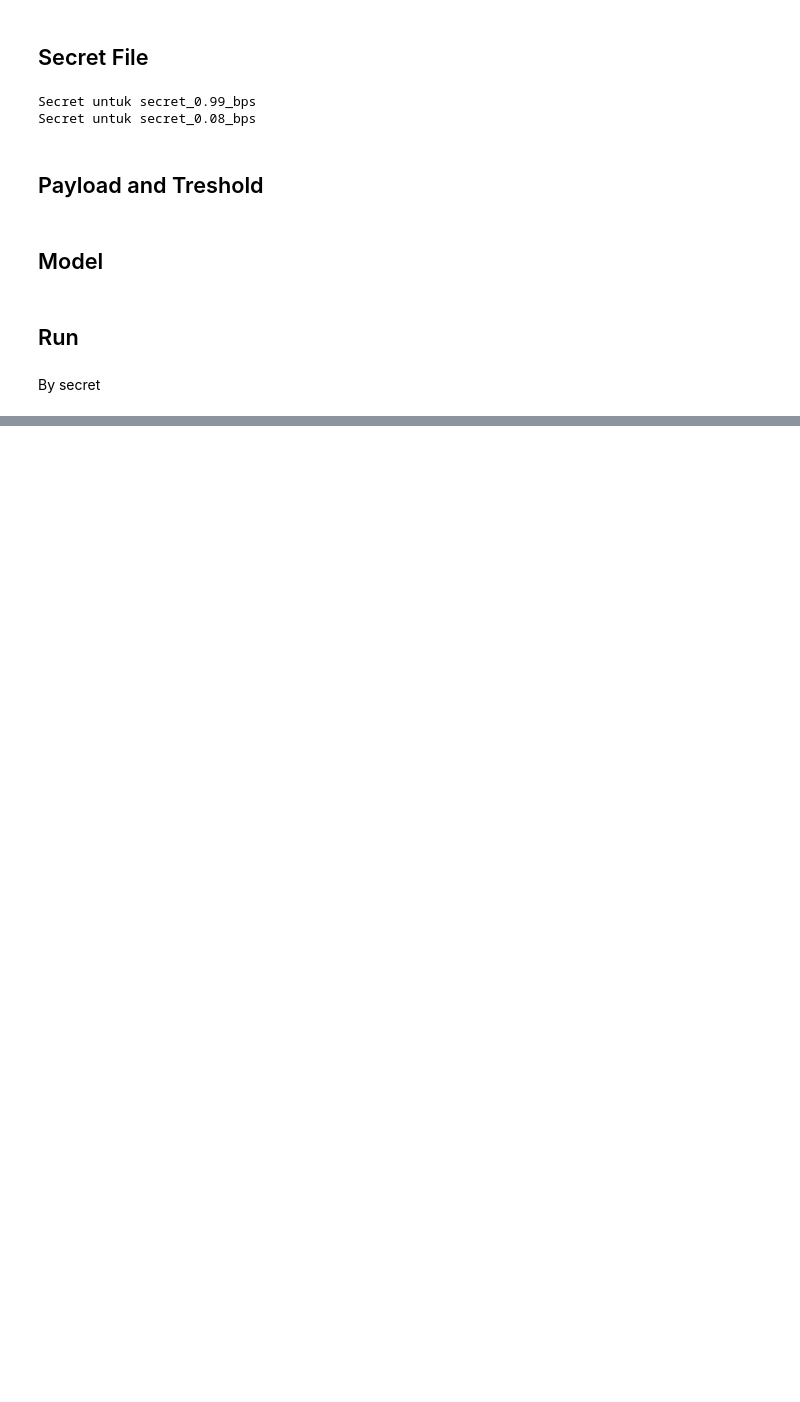
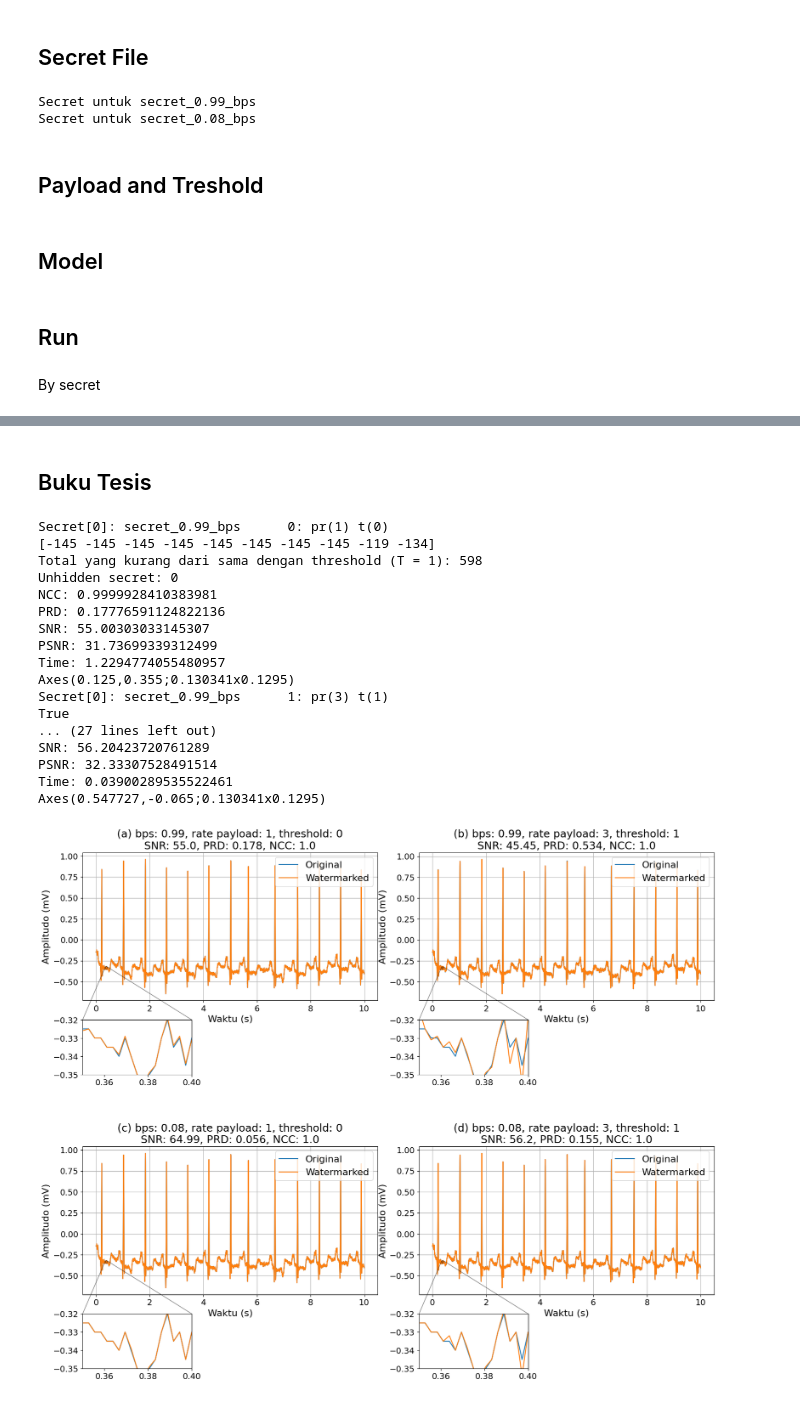
Before and after one commit to wisnupramoedya/data-hiding-ecg-pee-improved, a Jupyter notebook: out_signal_v3.ipynb, the cells around one changed output, grey strips where cells are left out. Cells and saved outputs as stored; diff of their text form; code cells hidden in the pictures; blank space fills up the shorter version.

Commit message:
feat: add result for v4

```diff
--- a/out_signal_v3.ipynb
+++ b/out_signal_v3.ipynb
@@ -125,2 +141,78 @@ Time: 0.04571342468261719
 Axes(0.547727,-0.065;0.130341x0.1295)
 [figure]
+# %% [markdown]
+## Buku Tesis
+# %%
+import matplotlib.pyplot as plt
+import numpy as np
+from mpl_toolkits.axes_grid1.inset_locator import inset_axes, zoomed_inset_axes, mark_inset
+
+model_name = 'LASSO'
+with open(models.get(model_name), 'rb') as model_file:
+    model = pickle.load(model_file)
+
+stego = MLPEEStego(model)
+
+fig, axs = plt.subplots(len(secret_dicts), len(pr_n_t), figsize=(16, 14))
+names = ['a', 'b', 'c', 'd']
+
+fs = 360
+y = np.arange(len(original_data)) / fs
+
+secret_index = 0
+for secret_name, secret_data in secret_dicts.items():
+    for pr_n_t_index, (payload_rate, threshold) in enumerate(pr_n_t):
+        print(
+            f'Secret[{secret_index}]: {secret_name}\t{pr_n_t_index}: pr({payload_rate}) t({threshold})')
+        watermarked_data, _, _, _, _, result = stego.embed(
+            original_data, secret_data, payload_rate=payload_rate, threshold=threshold)
+
+        axs[secret_index, pr_n_t_index].plot(
+            y, original_data/1000, label='Original')
+        axs[secret_index, pr_n_t_index].plot(
+            y, watermarked_data/1000, label='Watermarked')
+        axs[secret_index, pr_n_t_index].set_xlabel('Waktu (s)', fontsize=16)
+        axs[secret_index, pr_n_t_index].set_ylabel(
+            'Amplitudo (mV)', fontsize=16)
+        axs[secret_index, pr_n_t_index].set_title(
+            f'({names[len(pr_n_t)*secret_index + pr_n_t_index]}) bps: {secret_name[7:11]}, rate payload: {payload_rate}, threshold: {threshold}\nSNR: {round(result.snr, 2)}, PRD: {round(result.prd, 3)}, NCC: {round(result.ncc, 3)}',
+            fontsize=18)
+        axs[secret_index, pr_n_t_index].grid(True)
+        axs[secret_index, pr_n_t_index].legend(loc='upper right', fontsize=16)
+        axs[secret_index, pr_n_t_index].tick_params(axis='both', labelsize=14)
+
+        # Buat sumbu tambahan yang diperbesar
+        axins = axs[secret_index, pr_n_t_index].inset_axes(
+            [0., -0.5, 0.37, 0.37],
+            xlim=(0.35, 0.4), ylim=(-0.35, -0.32))
+        axins.plot(y, original_data/1000)
+        axins.plot(y, watermarked_data/1000)
+        axins.tick_params(axis='both', labelsize=14)
+        print(axins)
+        axs[secret_index, pr_n_t_index].indicate_inset_zoom(
+            axins, edgecolor="black")
+
+    secret_index += 1
+
+fig.tight_layout()
+plt.savefig('out/v3_4_signal_comparison_indo.png', dpi=300)
+plt.show()
+# %% [output]
+Secret[0]: secret_0.99_bps      0: pr(1) t(0)
+[-145 -145 -145 -145 -145 -145 -145 -145 -119 -134]
+Total yang kurang dari sama dengan threshold (T = 1): 598
+Unhidden secret: 0
+NCC: 0.9999928410383981
+PRD: 0.17776591124822136
+SNR: 55.00303033145307
+PSNR: 31.73699339312499
+Time: 1.2294774055480957
+Axes(0.125,0.355;0.130341x0.1295)
+Secret[0]: secret_0.99_bps      1: pr(3) t(1)
+True
+... (27 lines left out)
+SNR: 56.20423720761289
+PSNR: 32.33307528491514
+Time: 0.03900289535522461
+Axes(0.547727,-0.065;0.130341x0.1295)
+[figure, added]
```
Also changed, not shown: parts of 2 cells of this notebook, 19 other files.
